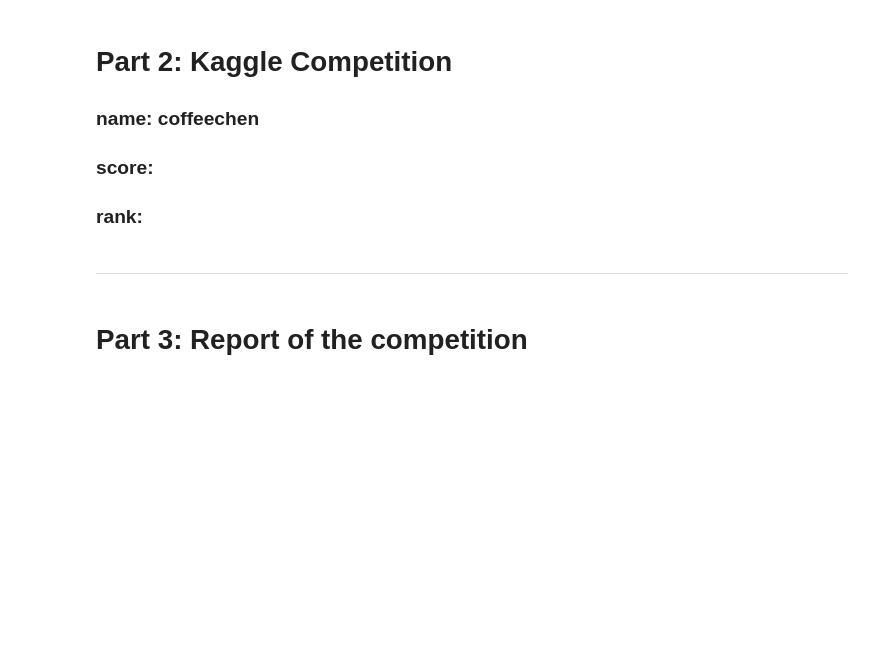
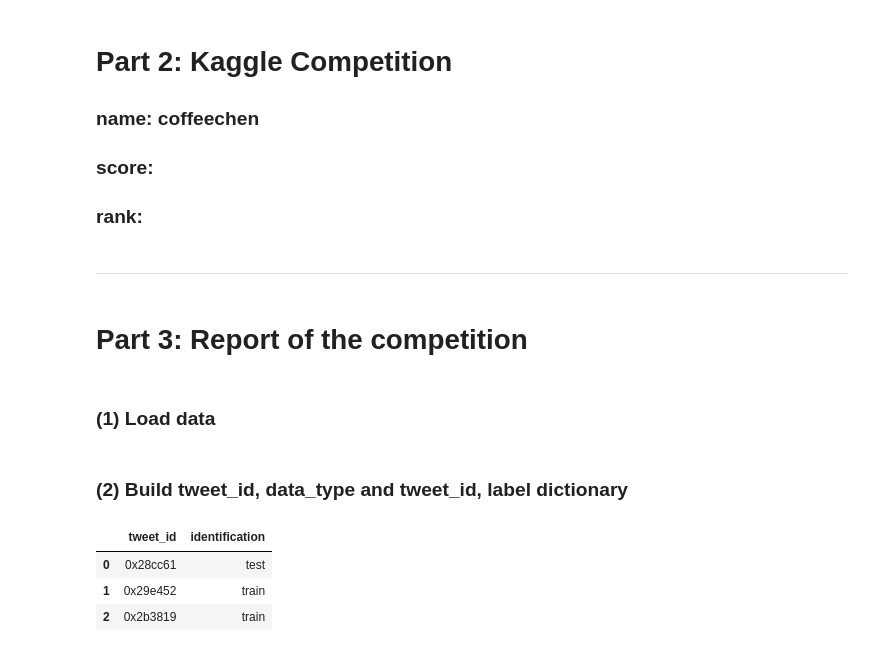
Before and after one commit to Coffeeps/DM-HW2, a Jupyter notebook: HW2_0125.ipynb, the cells around one changed output. Cells and saved outputs as stored; diff of their text form; code cells hidden in the pictures; blank space fills up the shorter version.

```diff
--- a/HW2_0125.ipynb
+++ b/HW2_0125.ipynb
@@ -538,3 +548,5 @@ for label, x, y in zip(target_words, X_tsne[:target_size, 0], X_tsne[:target_siz
 ---
 # %% [markdown]
 # Part 3: Report of the competition
+# %% [markdown]
+### (1) Load data
@@ -540,0 +559,2 @@ for label, x, y in zip(target_words, X_tsne[:target_size, 0], X_tsne[:target_siz
+# %% [markdown]
+### (2) Build tweet_id, data_type and tweet_id, label dictionary
@@ -540,0 +570,12 @@ for label, x, y in zip(target_words, X_tsne[:target_size, 0], X_tsne[:target_siz
+# %%
+data_all = pd.DataFrame()
+data_all['text'] = data_raw['_source'].apply(lambda x: x['tweet']['text'].lower())
+data_all['tweet_id'] = data_raw['_source'].apply(lambda x: x['tweet']['tweet_id'])
+data_all['type'] = data_all['tweet_id'].apply(lambda x: id_to_type(x))
+
+display(data_type.head(3))
+# %% [output]
+|  | tweet_id | identification |
+| 0 | 0x28cc61 | test |
+| 1 | 0x29e452 | train |
+| 2 | 0x2b3819 | train |
```
Also changed, not shown: parts of 35 cells of this notebook.
